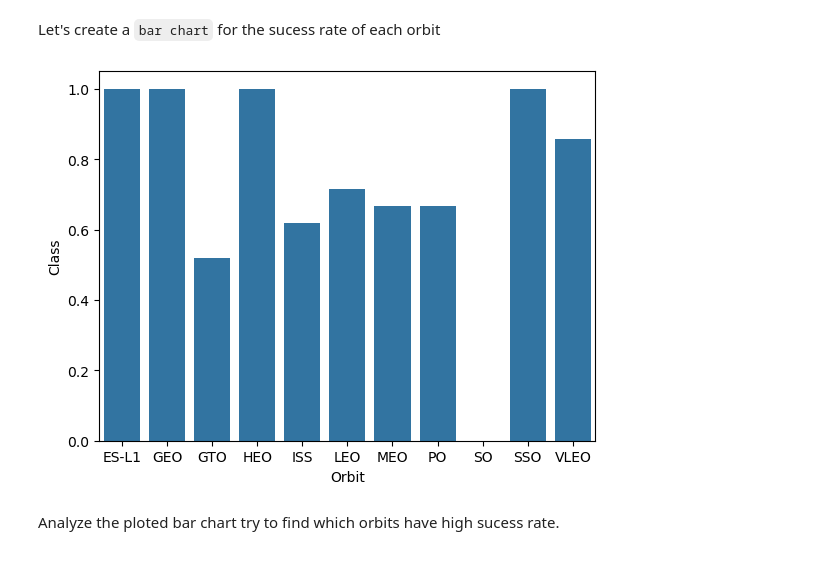
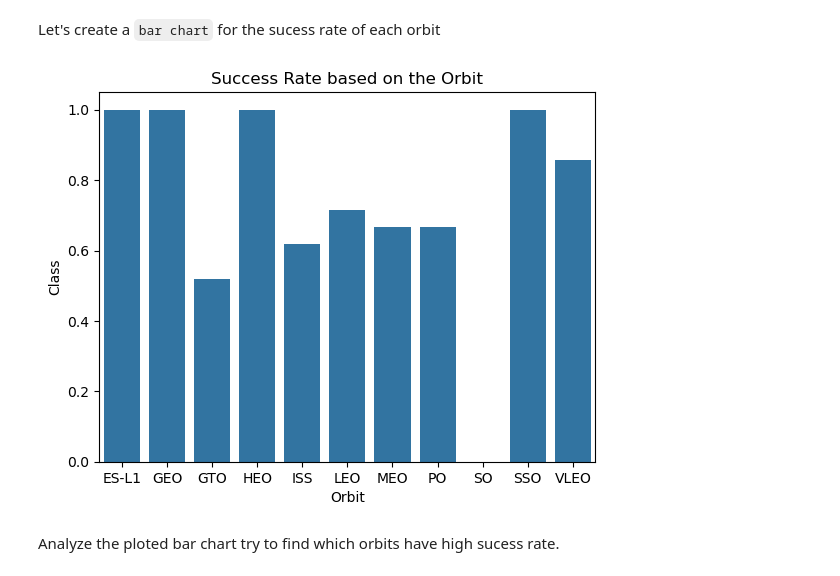
Before and after one commit to ItzChaBoiGhoza/rocket-landing-prediction, a Jupyter notebook: notebooks/SpaceX-EDA-DataViz.ipynb, the cells around one changed output. Drawn from its saved outputs; the diff is of its cells as text; code cells hidden in the pictures.

```diff
--- a/notebooks/SpaceX-EDA-DataViz.ipynb
+++ b/notebooks/SpaceX-EDA-DataViz.ipynb
@@ -113,11 +116,12 @@ Let's create a `bar chart` for the sucess rate of each orbit
 # %%
 # HINT use groupby method on Orbit column and get the mean of Class column
 orbit_mean = df.groupby('Orbit')['Class'].mean()
 
 sns.barplot(data=orbit_mean)
+plt.title('Success Rate based on the Orbit')
 plt.show()
 # %% [output]
-[figure, old version]
+[figure, new version]
 # %% [markdown]
 Analyze the ploted bar chart try to find which orbits have high sucess rate.
 # %% [markdown]
```
Also changed, not shown: parts of 6 cells of this notebook, 1 other file.
